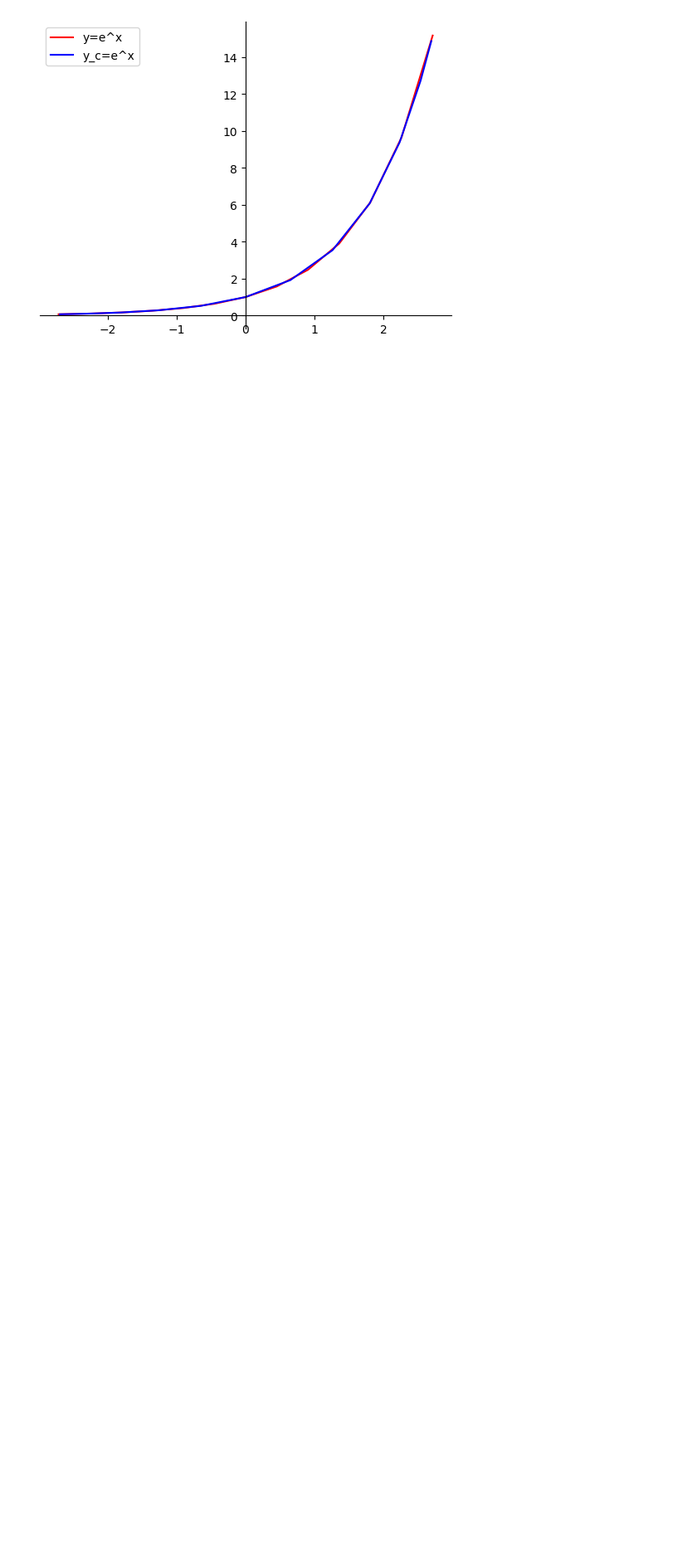
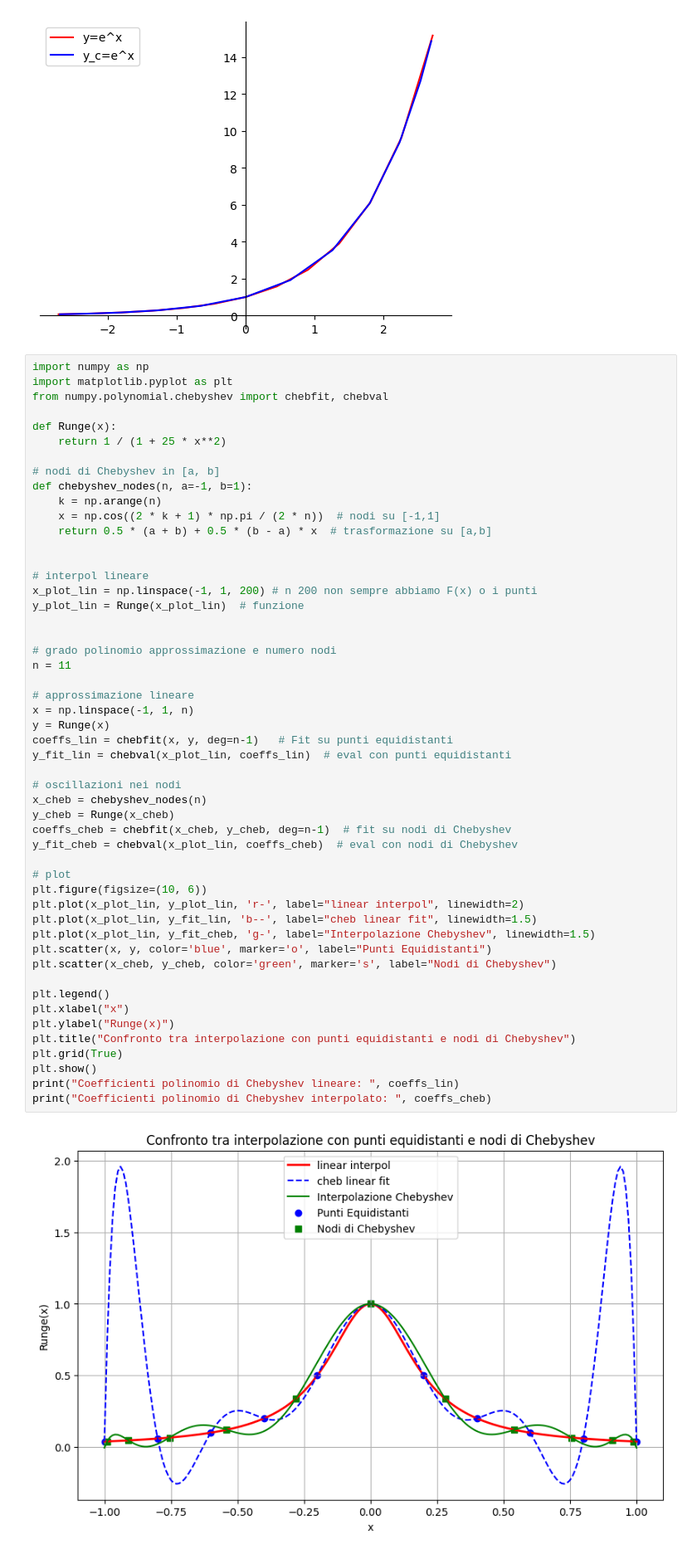
Before and after one commit to Undersk0re/machine-learning-course, a Jupyter notebook: python/Lez05/matplotlib.ipynb, the cells around one changed output. Shown at 83% size. Cells and saved outputs as stored; diff of their text form; blank space fills up the shorter version.

```diff
--- a/python/Lez05/matplotlib.ipynb
+++ b/python/Lez05/matplotlib.ipynb
@@ -134,3 +134,56 @@ plt.legend(loc='upper left')
 plt.show()
 # %% [output]
 [figure]
+# %%
+import numpy as np
+import matplotlib.pyplot as plt
+from numpy.polynomial.chebyshev import chebfit, chebval
+
+def Runge(x):
+    return 1 / (1 + 25 * x**2)
+
+# nodi di Chebyshev in [a, b]
+def chebyshev_nodes(n, a=-1, b=1):
+    k = np.arange(n)
+    x = np.cos((2 * k + 1) * np.pi / (2 * n))  # nodi su [-1,1]
+    return 0.5 * (a + b) + 0.5 * (b - a) * x  # trasformazione su [a,b]
+
+
+# interpol lineare
+x_plot_lin = np.linspace(-1, 1, 200) # n 200 non sempre abbiamo F(x) o i punti
+y_plot_lin = Runge(x_plot_lin)  # funzione
+
+
+# grado polinomio approssimazione e numero nodi
+n = 11
+
+# approssimazione lineare
+x = np.linspace(-1, 1, n)
+y = Runge(x)
+coeffs_lin = chebfit(x, y, deg=n-1)   # Fit su punti equidistanti
+y_fit_lin = chebval(x_plot_lin, coeffs_lin)  # eval con punti equidistanti
+
+# oscillazioni nei nodi
+x_cheb = chebyshev_nodes(n)
+y_cheb = Runge(x_cheb)
+coeffs_cheb = chebfit(x_cheb, y_cheb, deg=n-1)  # fit su nodi di Chebyshev
+y_fit_cheb = chebval(x_plot_lin, coeffs_cheb)  # eval con nodi di Chebyshev
+
+# plot
+plt.figure(figsize=(10, 6))
+plt.plot(x_plot_lin, y_plot_lin, 'r-', label="linear interpol", linewidth=2)
+plt.plot(x_plot_lin, y_fit_lin, 'b--', label="cheb linear fit", linewidth=1.5)
+plt.plot(x_plot_lin, y_fit_cheb, 'g-', label="Interpolazione Chebyshev", linewidth=1.5)
+plt.scatter(x, y, color='blue', marker='o', label="Punti Equidistanti")
+plt.scatter(x_cheb, y_cheb, color='green', marker='s', label="Nodi di Chebyshev")
+
+plt.legend()
+plt.xlabel("x")
+plt.ylabel("Runge(x)")
+plt.title("Confronto tra interpolazione con punti equidistanti e nodi di Chebyshev")
+plt.grid(True)
+plt.show()
+print("Coefficienti polinomio di Chebyshev lineare: ", coeffs_lin)
+print("Coefficienti polinomio di Chebyshev interpolato: ", coeffs_cheb)
+# %% [output]
+[figure, added]
```
Also changed, not shown: parts of 1 cell of this notebook, 2 other files.
